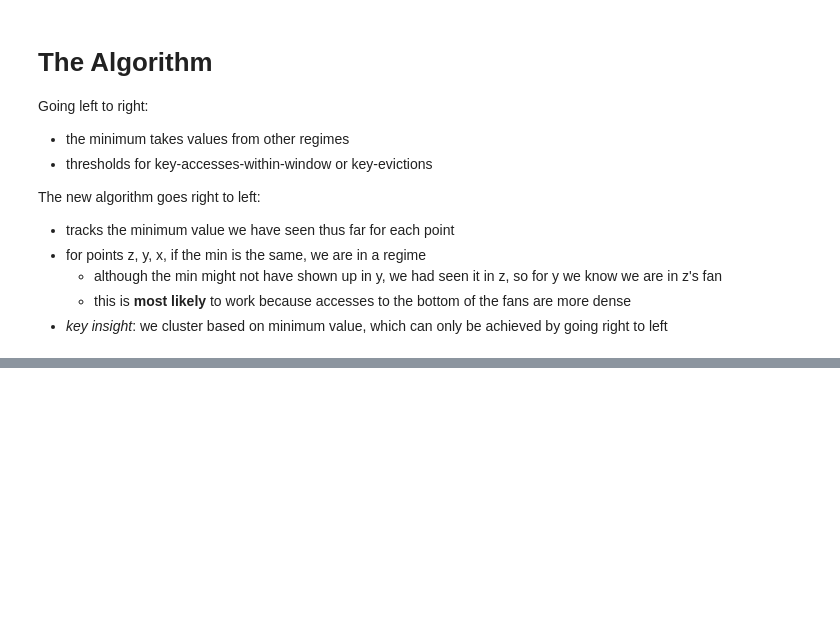
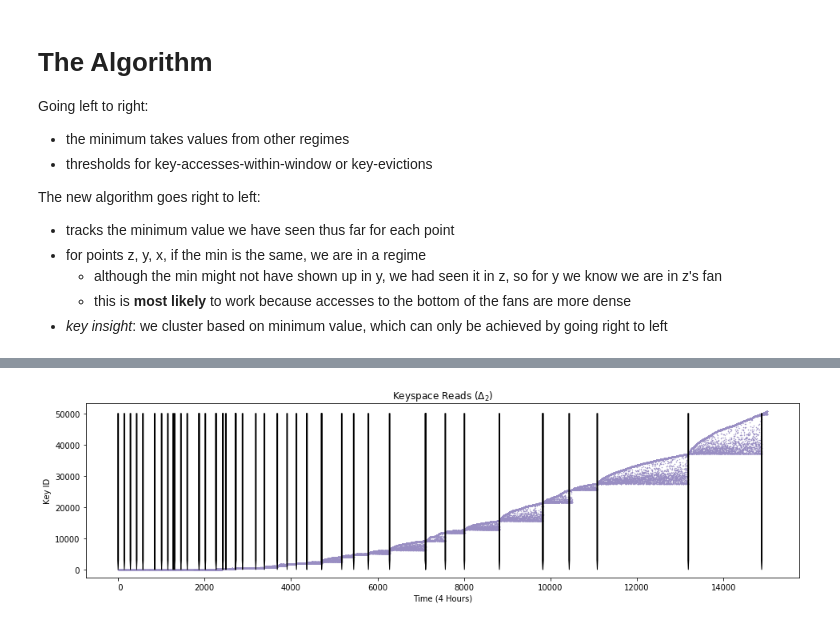
Before and after one commit to michaelsevilla/parsplice-ml-popper, a Jupyter notebook: experiments/keyspace-locality/viz/viz-regimes-cleanup.ipynb, the cells around one changed output, grey strips where cells are left out. Saved outputs shown, nothing was run; the diff lists cells and outputs as text; code cells hidden in the pictures; blank space fills up the shorter version.

```diff
--- a/experiments/keyspace-locality/viz/viz-regimes-cleanup.ipynb
+++ b/experiments/keyspace-locality/viz/viz-regimes-cleanup.ipynb
@@ -164,0 +201,12 @@ plot_regimes(ax, regimes)
+# %%
+fig, ax = plt.subplots(1, 1, figsize=(16, 4))
+plot_regimes(ax, regimes)
+regimes = [0,143,285,430,575,847,1007,1151,1274,1306,1454,1599,1872,1873,2017,2264,2265,2423,2423,2493,2718,2719,2721,2878,3185,3384,3680,3908,4124,4364,4365,4707,4707,5173,5449,5788,6278,7112,7112,7112,7568,8009,8818,9822,9826,10433,11082,13187,14884]
+for fan in regimes:
+    ax.annotate("",  arrowprops=dict(facecolor='black', width=1, headwidth=1), ha="center",
+                xy=(fan, 0),
+                xytext=(fan, 50000))
+#ax.set_xlim(0, 500)
+#ax.set_ylim(0, 1000)
+# %% [output]
+[figure, added]
```
Also changed, not shown: parts of 3 cells of this notebook, 5 other files.
